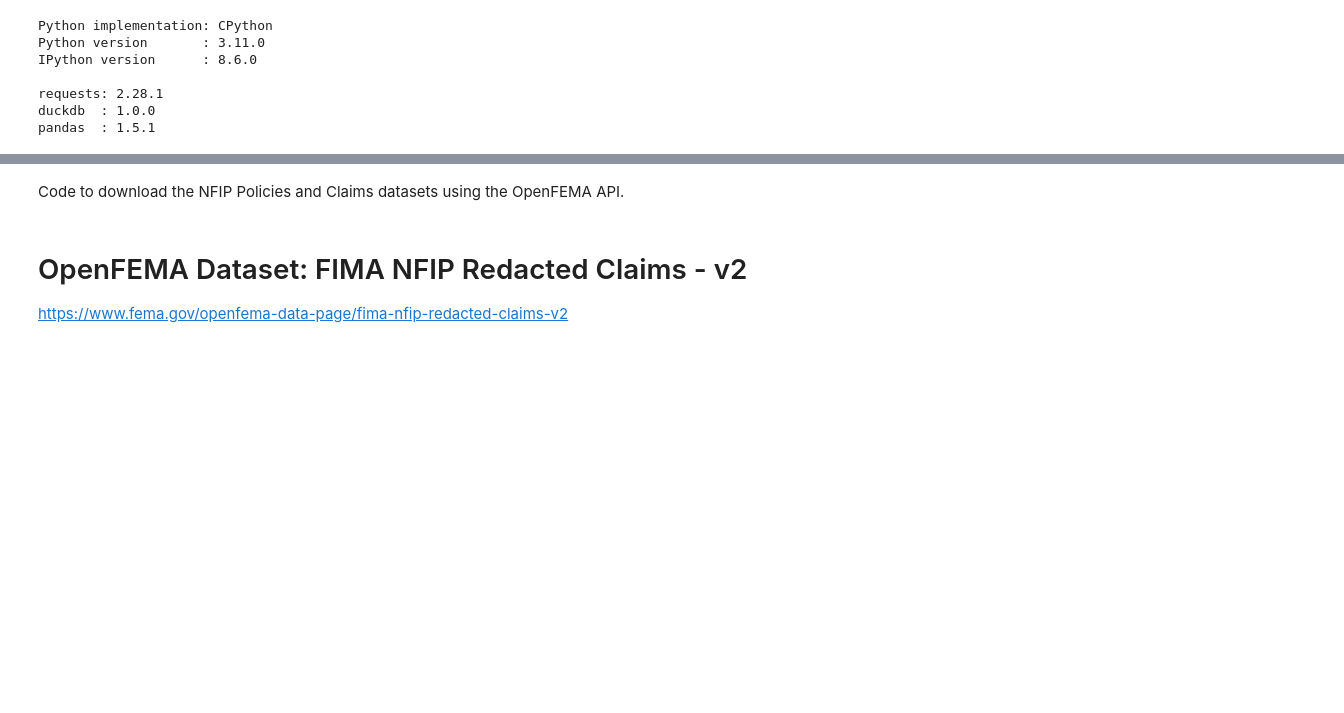
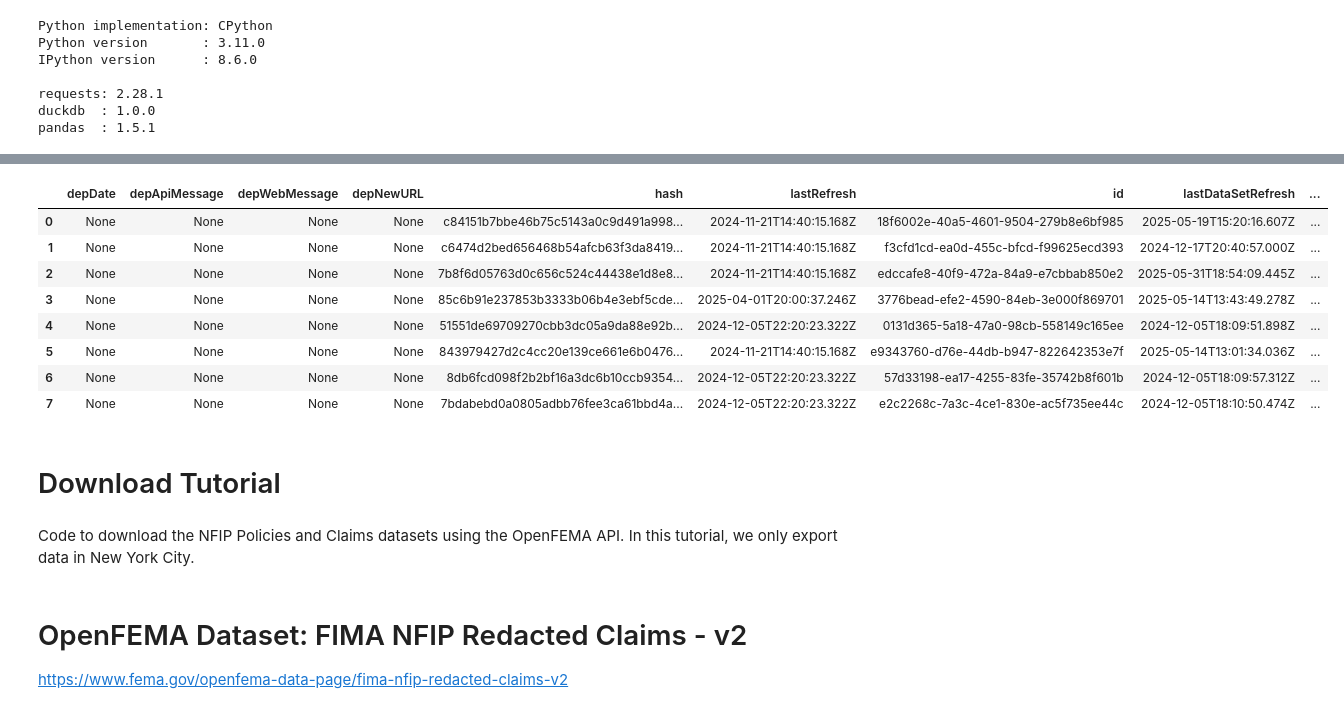
Before and after one commit to mebauer/nfip-datasets, a Jupyter notebook: download-examples.ipynb, the cells around one changed output, grey strips where cells are left out. Cells and saved outputs as stored; diff of their text form; code cells hidden in the pictures; blank space fills up the shorter version.

```diff
--- a/download-examples.ipynb
+++ b/download-examples.ipynb
@@ -30,3 +113,18 @@ The data was retrieved on 2025-05-30.
+# %%
+# columns to the end
+metadata_df.iloc[:, 30:]
+# %% [output]
+|  | depDate | depApiMessage | depWebMessage | depNewURL | hash | lastRefresh | id | lastDataSetRefresh | ... |
+| 0 | None | None | None | None | c84151b7bbe46b75c5143a0c9d491a998... | 2024-11-21T14:40:15.168Z | 18f6002e-40a5-4601-9504-279b8e6bf985 | 2025-05-19T15:20:16.607Z | ... |
+| 1 | None | None | None | None | c6474d2bed656468b54afcb63f3da8419... | 2024-11-21T14:40:15.168Z | f3cfd1cd-ea0d-455c-bfcd-f99625ecd393 | 2024-12-17T20:40:57.000Z | ... |
+| 2 | None | None | None | None | 7b8f6d05763d0c656c524c44438e1d8e8... | 2024-11-21T14:40:15.168Z | edccafe8-40f9-472a-84a9-e7cbbab850e2 | 2025-05-31T18:54:09.445Z | ... |
+| 3 | None | None | None | None | 85c6b91e237853b3333b06b4e3ebf5cde... | 2025-04-01T20:00:37.246Z | 3776bead-efe2-4590-84eb-3e000f869701 | 2025-05-14T13:43:49.278Z | ... |
+| 4 | None | None | None | None | 51551de69709270cbb3dc05a9da88e92b... | 2024-12-05T22:20:23.322Z | 0131d365-5a18-47a0-98cb-558149c165ee | 2024-12-05T18:09:51.898Z | ... |
+| 5 | None | None | None | None | 843979427d2c4cc20e139ce661e6b0476... | 2024-11-21T14:40:15.168Z | e9343760-d76e-44db-b947-822642353e7f | 2025-05-14T13:01:34.036Z | ... |
+| 6 | None | None | None | None | 8db6fcd098f2b2bf16a3dc6b10ccb9354... | 2024-12-05T22:20:23.322Z | 57d33198-ea17-4255-83fe-35742b8f601b | 2024-12-05T18:09:57.312Z | ... |
+| 7 | None | None | None | None | 7bdabebd0a0805adbb76fee3ca61bbd4a... | 2024-12-05T22:20:23.322Z | e2c2268c-7a3c-4ce1-830e-ac5f735ee44c | 2024-12-05T18:10:50.474Z | ... |
+# %% [markdown]
+# Download Tutorial
 # %% [markdown]
-Code to download the NFIP Policies and Claims datasets using the OpenFEMA API.
+Code to download the NFIP Policies and Claims datasets using the OpenFEMA API. In this tutorial, we only export data in New York City.
 # %%
```
Also changed, not shown: parts of 43 cells of this notebook.
